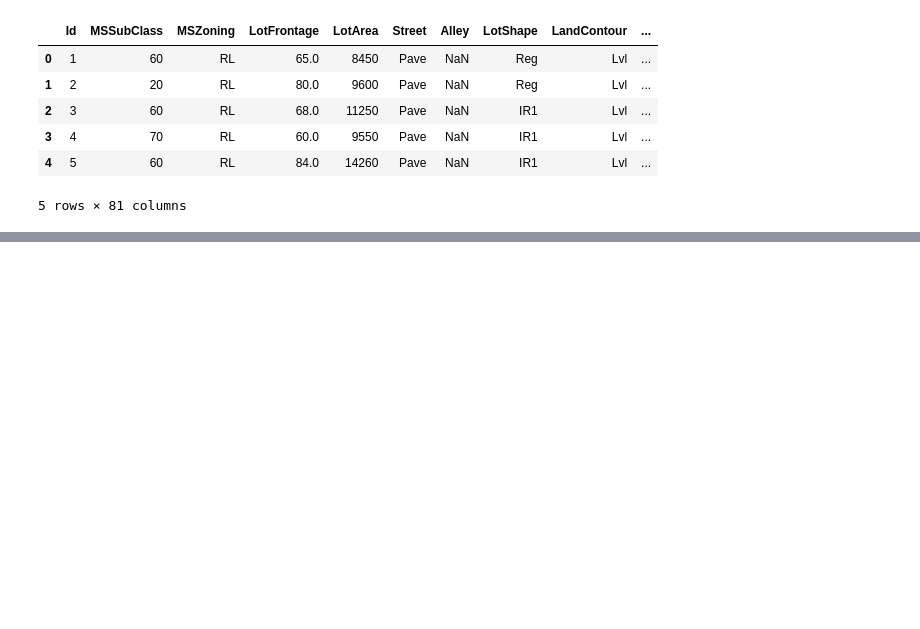
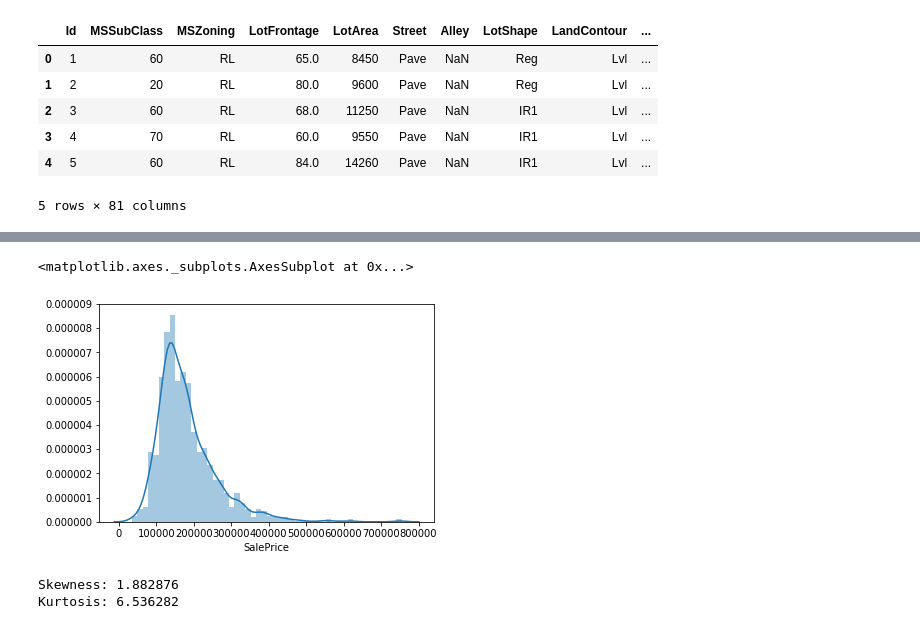
Before and after one commit to amitkabra59/Housing-Prices, a Jupyter notebook: house_pricing.ipynb, the cells around one changed output, grey strips where cells are left out. Drawn from its saved outputs; the diff is of its cells as text; code cells hidden in the pictures; blank space fills up the shorter version.

Commit message:
Added visualizations

```diff
--- a/house_pricing.ipynb
+++ b/house_pricing.ipynb
@@ -6,3 +7,4 @@ import seaborn as sns
 # %%
-df = pd.read_csv('train.csv')
+train = pd.read_csv('train.csv')
+test = pd.read_csv('test.csv')
 # %%
@@ -17,0 +140,12 @@ df.head(5)
+# %%
+sns.distplot(df['SalePrice'],bins=50, hist=True)
+# %% [output]
+<matplotlib.axes._subplots.AxesSubplot at 0x...>
+[figure, added]
+# %%
+#skewness and kurtosis
+print("Skewness: %f" % train['SalePrice'].skew())
+print("Kurtosis: %f" % train['SalePrice'].kurt())
+# %% [output]
+Skewness: 1.882876
+Kurtosis: 6.536282
```
Also changed, not shown: parts of 22 cells of this notebook.
